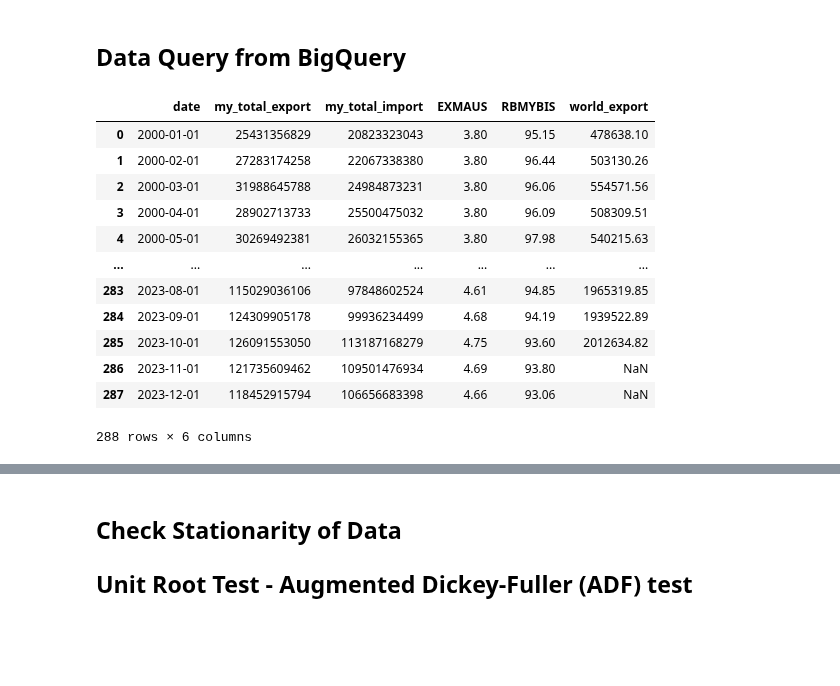
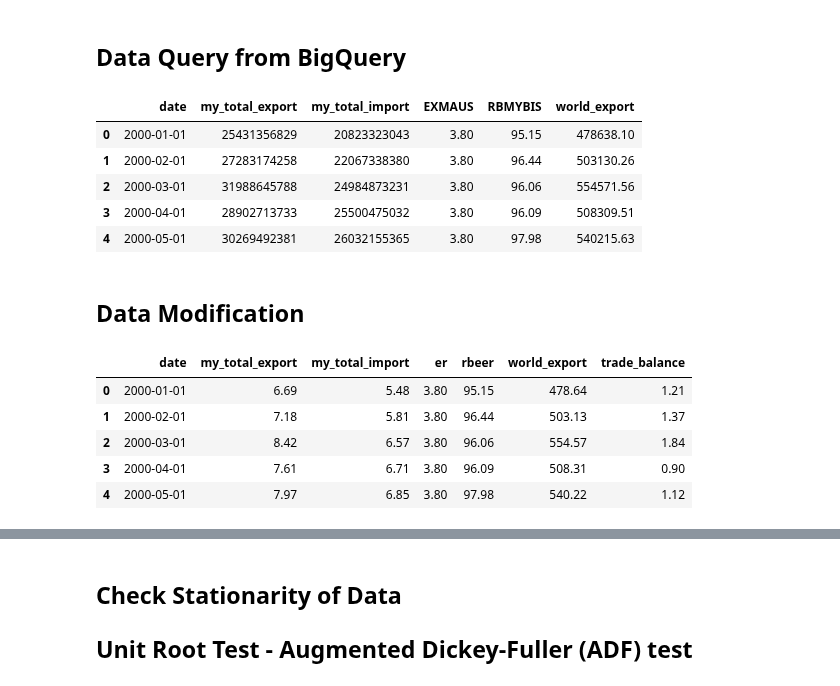
Before and after one commit to jhwong97/wqd7002-forecasting-export-project, a Jupyter notebook: test_code_area.ipynb, the cells around one changed output, grey strips where cells are left out. Cells and saved outputs as stored; diff of their text form; code cells hidden in the pictures; blank space fills up the shorter version.

Commit message:
Added code for data modification

```diff
--- a/test_code_area.ipynb
+++ b/test_code_area.ipynb
@@ -773,18 +741,13 @@ LIMIT 500;
 """
 query_job = client.query(sql).to_dataframe()  # Make an API request.
 # %%
-query_job
+query_job.head()
 # %% [output]
 |  | date | my_total_export | my_total_import | EXMAUS | RBMYBIS | world_export |
 | 0 | 2000-01-01 | 25431356829 | 20823323043 | 3.80 | 95.15 | 478638.10 |
 | 1 | 2000-02-01 | 27283174258 | 22067338380 | 3.80 | 96.44 | 503130.26 |
 | 2 | 2000-03-01 | 31988645788 | 24984873231 | 3.80 | 96.06 | 554571.56 |
 | 3 | 2000-04-01 | 28902713733 | 25500475032 | 3.80 | 96.09 | 508309.51 |
 | 4 | 2000-05-01 | 30269492381 | 26032155365 | 3.80 | 97.98 | 540215.63 |
-| ... | ... | ... | ... | ... | ... | ... |
-| 283 | 2023-08-01 | 115029036106 | 97848602524 | 4.61 | 94.85 | 1965319.85 |
-| 284 | 2023-09-01 | 124309905178 | 99936234499 | 4.68 | 94.19 | 1939522.89 |
-| 285 | 2023-10-01 | 126091553050 | 113187168279 | 4.75 | 93.60 | 2012634.82 |
-| 286 | 2023-11-01 | 121735609462 | 109501476934 | 4.69 | 93.80 | NaN |
-| 287 | 2023-12-01 | 118452915794 | 106656683398 | 4.66 | 93.06 | NaN |
-288 rows × 6 columns
+# %% [markdown]
+## Data Modification
@@ -791,3 +766,12 @@ query_job
+# %%
+eda_df.head()
+# %% [output]
+|  | date | my_total_export | my_total_import | er | rbeer | world_export | trade_balance |
+| 0 | 2000-01-01 | 6.69 | 5.48 | 3.80 | 95.15 | 478.64 | 1.21 |
+| 1 | 2000-02-01 | 7.18 | 5.81 | 3.80 | 96.44 | 503.13 | 1.37 |
+| 2 | 2000-03-01 | 8.42 | 6.57 | 3.80 | 96.06 | 554.57 | 1.84 |
+| 3 | 2000-04-01 | 7.61 | 6.71 | 3.80 | 96.09 | 508.31 | 0.90 |
+| 4 | 2000-05-01 | 7.97 | 6.85 | 3.80 | 97.98 | 540.22 | 1.12 |
 # %%
 # To merge df1 and df2
 final_df = pd.merge(df1, df2)
```
Also changed, not shown: parts of 7 cells of this notebook.
